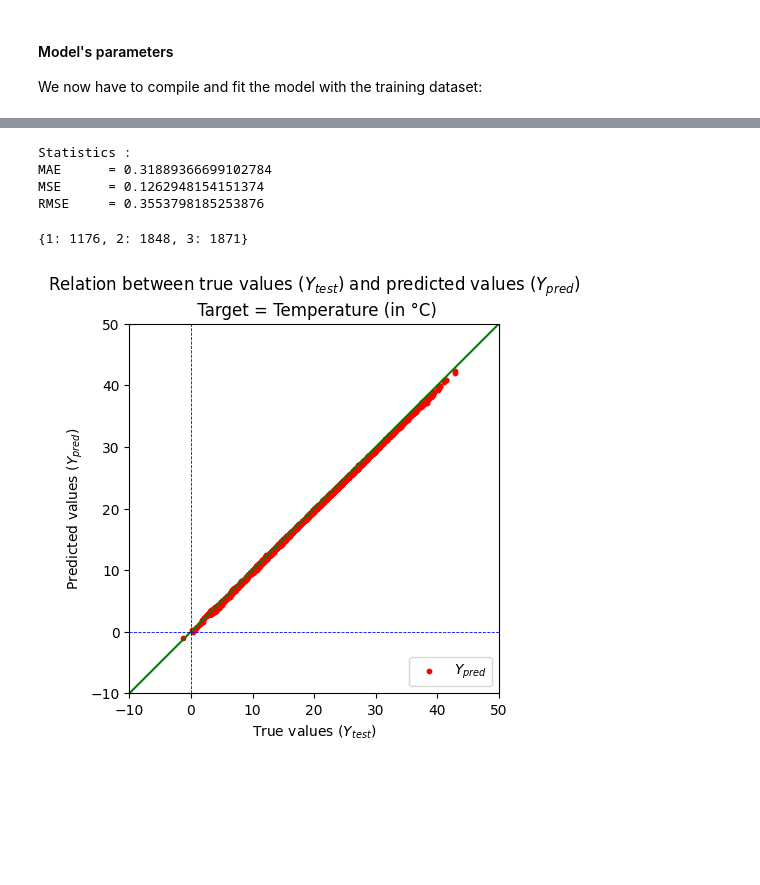
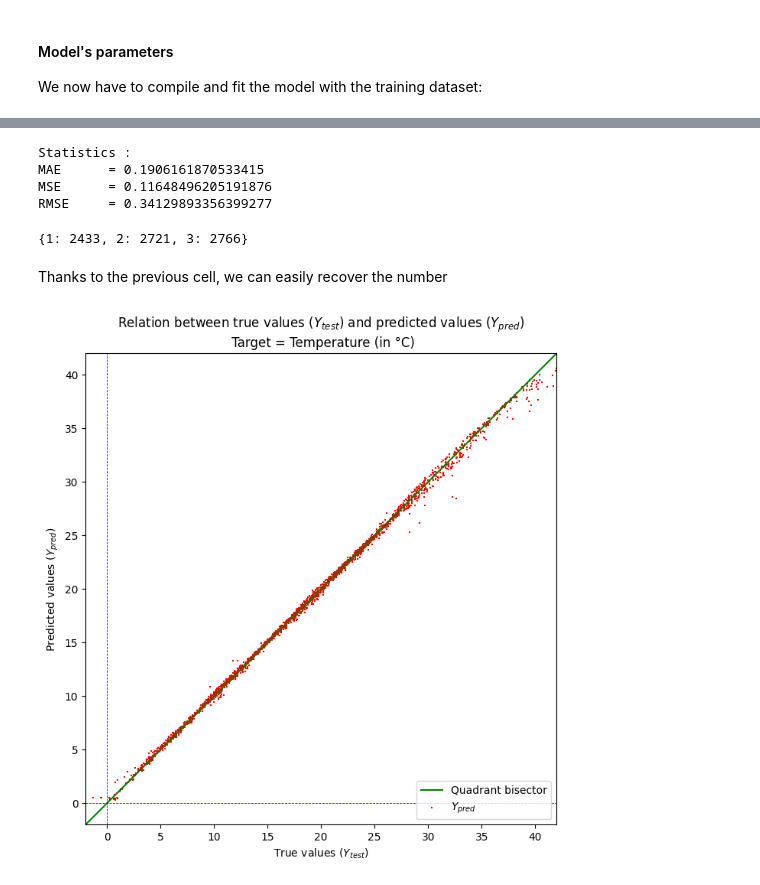
Before and after one commit to lcsrodriguez/dl-practicals, a Jupyter notebook: p2/p2.ipynb, the cells around one changed output, grey strips where cells are left out. Drawn from its saved outputs; the diff is of its cells as text; code cells hidden in the pictures; blank space fills up the shorter version.

```diff
--- a/p2/p2.ipynb
+++ b/p2/p2.ipynb
@@ -541,12 +541,12 @@ High-correlated features have already been removed by the user.
 ### Train/test dataset split
 # %%
 # Size setting
-SIZE_SAMPLE_TEST = 0.2
-SIZE_SAMPLE_VALIDATION = 0.25
+SIZE_SAMPLE_TEST = 0.3
+SIZE_SAMPLE_VALIDATION = 0.3
 
 # Creation of training and testing dataset
 X_train, X_test, Y_train, Y_test = train_test_split(X, Y,
                                                     test_size = SIZE_SAMPLE_TEST)
 # Shuffling
-X_train.sample(frac=1)
-X_test.sample(frac=1)
+#X_train.sample(frac=1)
+#X_test.sample(frac=1)
@@ -787,34 +780,38 @@ Y_pred = model.predict(X_test).flatten()
-# %%
-# Computing the main statistical indicators
-AE = np.abs(Y_pred - Y_test)
-SE = np.square(Y_pred - Y_test)
-RSE = np.sqrt(SE)
-MAE = np.mean(AE)
-MSE = np.mean(SE)
-RMSE = np.sqrt(MSE)
-print(f"Statistics : \nMAE \t = {MAE}\nMSE \t = {MSE}\nRMSE \t = {RMSE}")
-# %% [output]
-Statistics :
-MAE      = 0.31889366699102784
-MSE      = 0.1262948154151374
-RMSE     = 0.3553798185253876
-# %%
-# Within k-sigma ranges where k \in {1, 2, 3}
-within_sigma = {k:np.sum(np.abs(Y_pred - Y_test.to_numpy()) < k*RMSE) for k in [1, 2, 3]}
-print(within_sigma)
-# %% [output]
-{1: 1176, 2: 1848, 3: 1871}
-# %%
-# Plotting the relation between the true values and the predicted ones
-a = plt.axes(aspect="equal")
-plt.xlabel("True values ($Y_{test}$)")
-plt.ylabel("Predicted values ($Y_{pred}$)")
-plt.title("Relation between true values ($Y_{test}$) and predicted values ($Y_{pred}$)\n Target = Temperature (in °C)")
-_, _ = plt.xlim([-10, 50]), plt.ylim([-10, 50])
-plt.plot([-10, 50], [-10, 50], color="green")
-plt.scatter(Y_test, Y_pred, label="$Y_{pred}$", color="red", s = 10)
-plt.axhline(y=0, color='b', lw=0.6, ls="--")
-plt.axvline(x=0, color='b', lw=0.6, ls="--")
-_ = plt.legend()
-# %% [output]
-[figure, removed]
+# %%
+# Computing the main statistical indicators
+AE = np.abs(Y_pred - Y_test)
+SE = np.square(Y_pred - Y_test)
+RSE = np.sqrt(SE)
+MAE = np.mean(AE)
+MSE = np.mean(SE)
+RMSE = np.sqrt(MSE)
+print(f"Statistics : \nMAE \t = {MAE}\nMSE \t = {MSE}\nRMSE \t = {RMSE}")
+# %% [output]
+Statistics :
+MAE      = 0.1906161870533415
+MSE      = 0.11648496205191876
+RMSE     = 0.34129893356399277
+# %%
+# Within k-sigma ranges where k \in {1, 2, 3}
+within_sigma = {k:np.sum(np.abs(Y_pred - Y_test.to_numpy()) < k*RMSE) for k in [1, 2, 3]}
+print(within_sigma)
+# %% [output]
+{1: 2433, 2: 2721, 3: 2766}
+# %% [markdown]
+Thanks to the previous cell, we can easily recover the number
+# %%
+# Plotting the relation between the true values and the predicted ones
+plt.figure(figsize=(12, 8))
+plt.axes(aspect="equal")
+plt.xlabel("True values ($Y_{test}$)")
+plt.ylabel("Predicted values ($Y_{pred}$)")
+plt.title("Relation between true values ($Y_{test}$) and predicted values ($Y_{pred}$)\n Target = Temperature (in °C)")
+_, _ = plt.xlim([-2, 42]), plt.ylim([-2, 42])
+plt.plot([-10, 50], [-10, 50], color="green", label="Quadrant bisector")
+plt.scatter(Y_test, Y_pred, label="$Y_{pred}$", color="red", s = 1, marker ="+")
+plt.axhline(y=0, color='b', lw=0.6, ls="--")
+plt.axvline(x=0, color='b', lw=0.6, ls="--")
+_ = plt.legend(loc="lower right")
+plt.savefig("img/out.svg", dpi=600)
+# %% [output]
+[figure, added]
```
Also changed, not shown: parts of 28 cells of this notebook, 4 other files.
